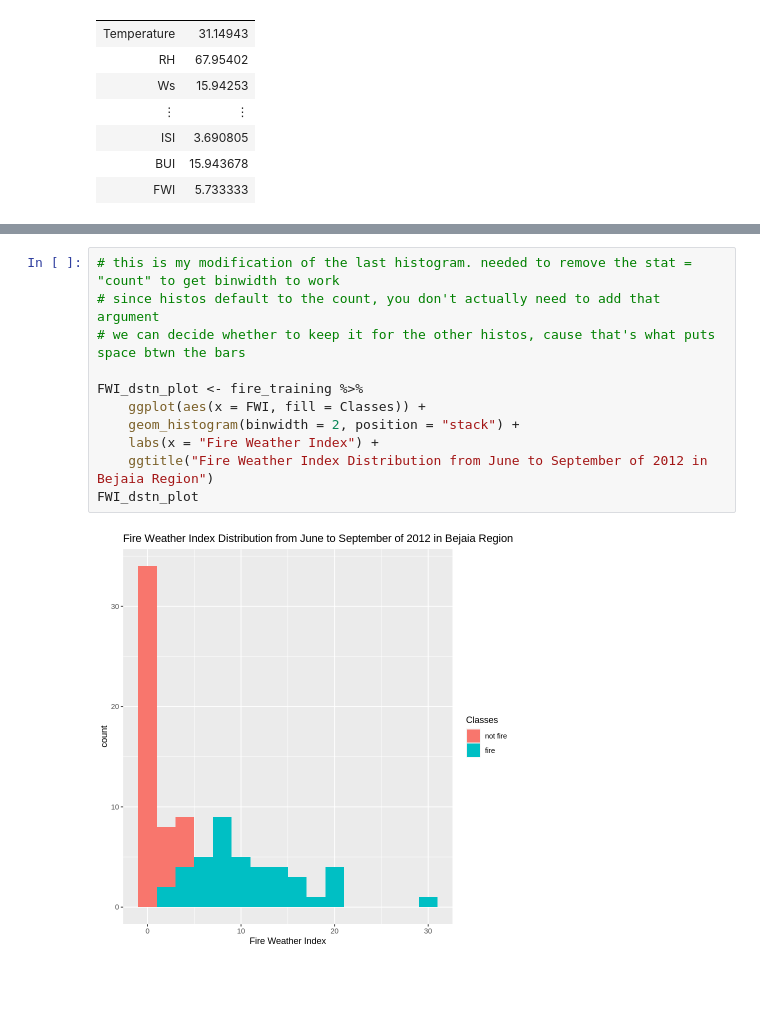
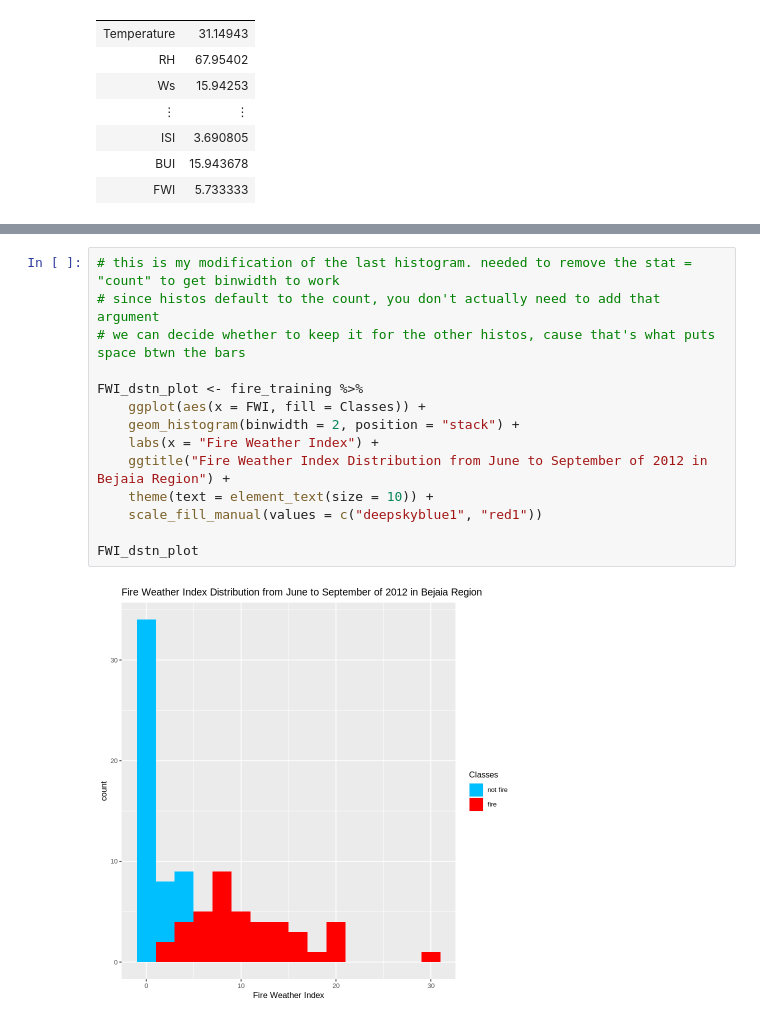
Before and after one commit to edsobcz/fire-project, a Jupyter notebook: group_09_proposal.ipynb, the cells around one changed output, grey strips where cells are left out. Cells and saved outputs as stored; diff of their text form; blank space fills up the shorter version.

```diff
--- a/group_09_proposal.ipynb
+++ b/group_09_proposal.ipynb
@@ -134,16 +136,19 @@ Warning message:
 # %%
 # this is my modification of the last histogram. needed to remove the stat = "count" to get binwidth to work
 # since histos default to the count, you don't actually need to add that argument
 # we can decide whether to keep it for the other histos, cause that's what puts space btwn the bars
 
 FWI_dstn_plot <- fire_training %>%
     ggplot(aes(x = FWI, fill = Classes)) +
     geom_histogram(binwidth = 2, position = "stack") +
     labs(x = "Fire Weather Index") +
-    ggtitle("Fire Weather Index Distribution from June to September of 2012 in Bejaia Region")
+    ggtitle("Fire Weather Index Distribution from June to September of 2012 in Bejaia Region") +
+    theme(text = element_text(size = 10)) +
+    scale_fill_manual(values = c("deepskyblue1", "red1"))
+
 FWI_dstn_plot
 # %% [output]
-[figure, old version]
+[figure, new version]
 # %%
 temp_ws_plot <- ggplot(fire_data, aes(x = Temperature, y = Ws)) +
     geom_point(aes(color = Classes, shape = Classes)) +
```
Also changed, not shown: parts of 3 cells of this notebook.
